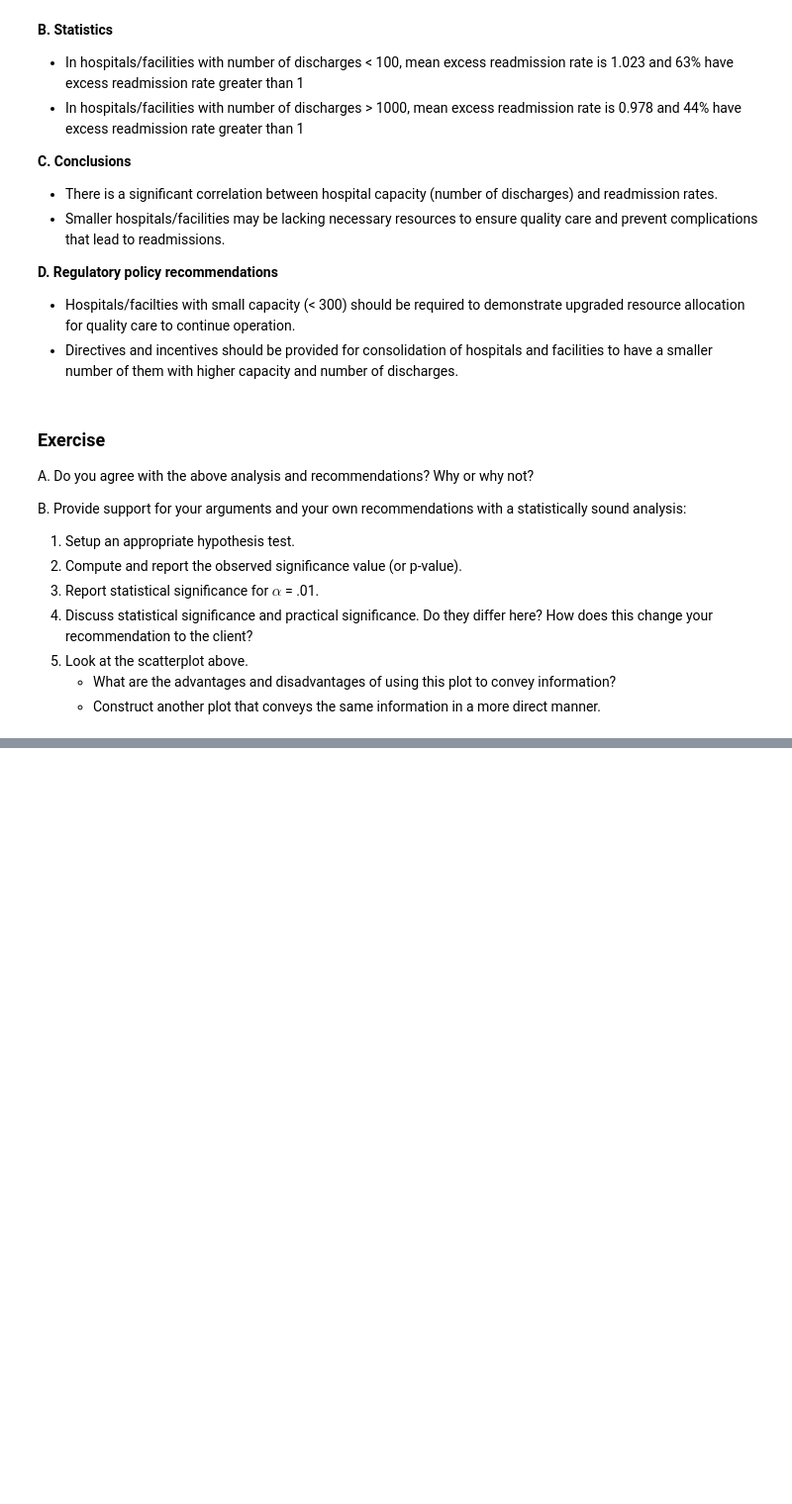
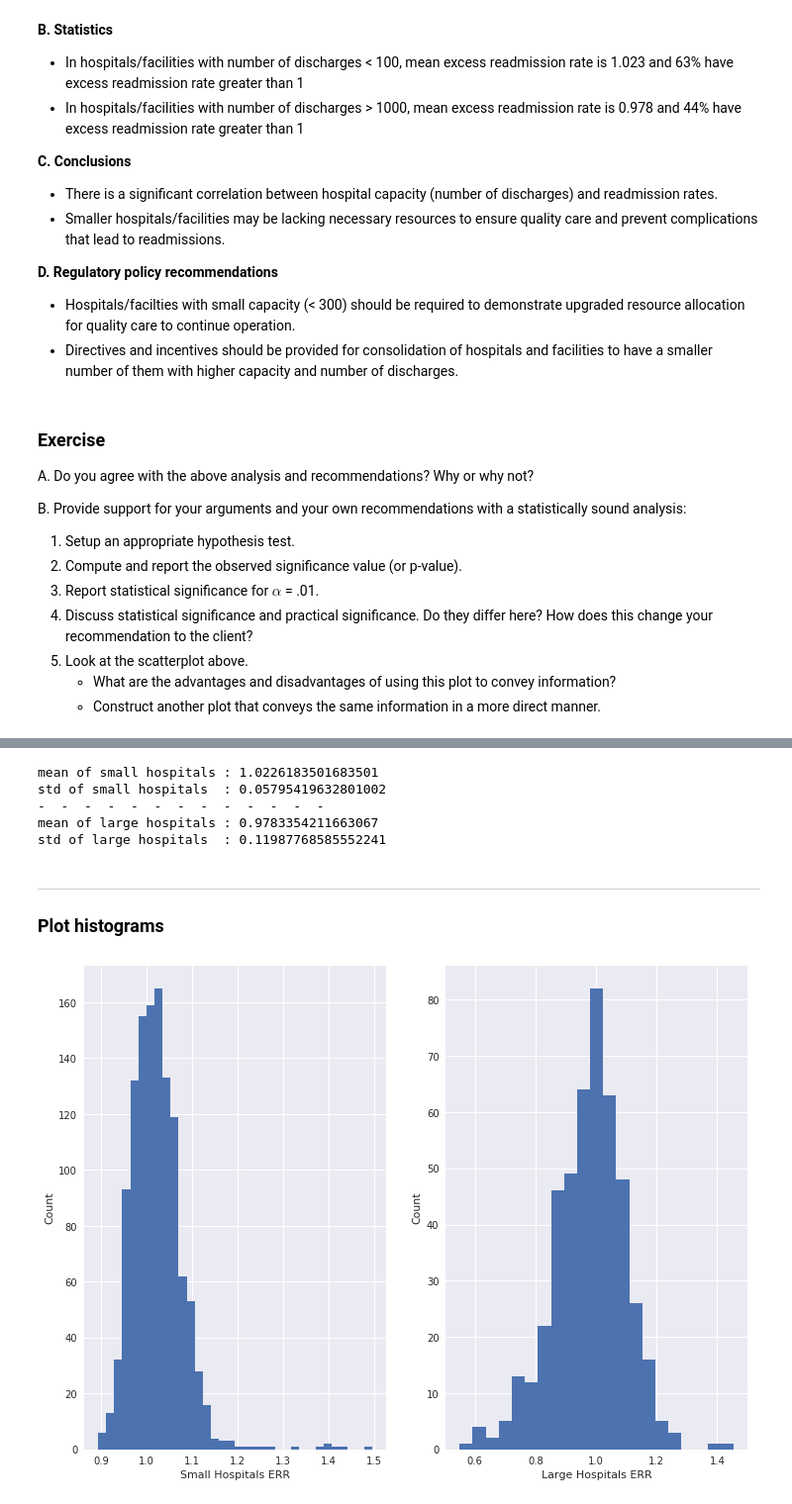
Before and after one commit to Ylazerson/sb-mini-project-world-bank, a Jupyter notebook: notebooks/08-inferential-statistics/03-hospital-readmissions-eda.ipynb, the cells around one changed output, grey strips where cells are left out. Shown: that part at 99% size. Cells and saved outputs as stored; diff of their text form; code cells hidden in the pictures; blank space fills up the shorter version.

```diff
--- a/notebooks/08-inferential-statistics/03-hospital-readmissions-eda.ipynb
+++ b/notebooks/08-inferential-statistics/03-hospital-readmissions-eda.ipynb
@@ -204,0 +238,9 @@ B. Provide support for your arguments and your own recommendations with a statis
+# %%
+s_and_l_df = clean_hospital_read_df[
+    (clean_hospital_read_df['Hospital Size'] == 'S') | (clean_hospital_read_df['Hospital Size'] == 'L')
+].loc[
+    :,
+    ['Hospital Size', 'Excess Readmission Ratio']
+].dropna(how='any')
+
+s_and_l_df.head()
@@ -204,0 +254,6 @@ B. Provide support for your arguments and your own recommendations with a statis
+# %%
+small = s_and_l_df[s_and_l_df['Hospital Size'] == 'S']['Excess Readmission Ratio'].values
+
+large = s_and_l_df[s_and_l_df['Hospital Size'] == 'L']['Excess Readmission Ratio'].values
+
+len(small), len(large)
@@ -204,0 +262,65 @@ B. Provide support for your arguments and your own recommendations with a statis
+# %%
+# Compute mean and standard deviation:
+s_mu    = np.mean(small)
+s_sigma = np.std(small)
+
+l_mu    = np.mean(large)
+l_sigma = np.std(large)
+
+print("mean of small hospitals :", s_mu)
+print("std of small hospitals  :", s_sigma)
+print("-  -  -  -  -  -  -  -  -  -  -  -  -  ")
+print("mean of large hospitals :", l_mu)
+print("std of large hospitals  :", l_sigma)
+# %% [output]
+mean of small hospitals : 1.0226183501683501
+std of small hospitals  : 0.05795419632801002
+-  -  -  -  -  -  -  -  -  -  -  -  -
+mean of large hospitals : 0.9783354211663067
+std of large hospitals  : 0.11987768585552241
+# %% [markdown]
+---
+### Plot histograms
+# %%
+# ~~~~~~~~~~~~~~~~~~~~~~~~~~~~~~~~~~~~~~~~~~~~~~~~~~~~~~~~~~~~~~~~~~~~~~~~~~~~~
+# Set default Seaborn style
+sns.set()
+# ~~~~~~~~~~~~~~~~~~~~~~~~~~~~~~~~~~~~~~~~~~~~~~~~~~~~~~~~~~~~~~~~~~~~~~~~~~~~~
+
+
+# ~~~~~~~~~~~~~~~~~~~~~~~~~~~~~~~~~~~~~~~~~~~~~~~~~~~~~~~~~~~~~~~~~~~~~~~~~~~~~
+# Create a figure with 1x2 subplot layout and make the top left subplot active
+_ = plt.subplot(1, 2, 1)
+
+_ = plt.hist(
+    small,
+    bins=hf.get_srr_bins(small) # Get number of bins using the "square root rule"
+)
+
+# Label axes
+_ = plt.xlabel('Small Hospitals ERR')
+_ = plt.ylabel('Count')
+# ~~~~~~~~~~~~~~~~~~~~~~~~~~~~~~~~~~~~~~~~~~~~~~~~~~~~~~~~~~~~~~~~~~~~~~~~~~~~~
+
+
+# ~~~~~~~~~~~~~~~~~~~~~~~~~~~~~~~~~~~~~~~~~~~~~~~~~~~~~~~~~~~~~~~~~~~~~~~~~~~~~
+_ = plt.subplot(1, 2, 2)
+
+_ = plt.hist(
+    large,
+    bins=hf.get_srr_bins(large) # Get number of bins using the "square root rule"
+)
+
+
+# Label axes
+_ = plt.xlabel('Large Hospitals ERR')
+_ = plt.ylabel('Count')
+# ~~~~~~~~~~~~~~~~~~~~~~~~~~~~~~~~~~~~~~~~~~~~~~~~~~~~~~~~~~~~~~~~~~~~~~~~~~~~~
+
+
+# ~~~~~~~~~~~~~~~~~~~~~~~~~~~~~~~~~~~~~~~~~~~~~~~~~~~~~~~~~~~~~~~~~~~~~~~~~~~~~
+# Show histograms
+plt.show()
+# ~~~~~~~~~~~~~~~~~~~~~~~~~~~~~~~~~~~~~~~~~~~~~~~~~~~~~~~~~~~~~~~~~~~~~~~~~~~~~
+# %% [output]
+[figure, added]
```
Also changed, not shown: parts of 21 cells of this notebook.
